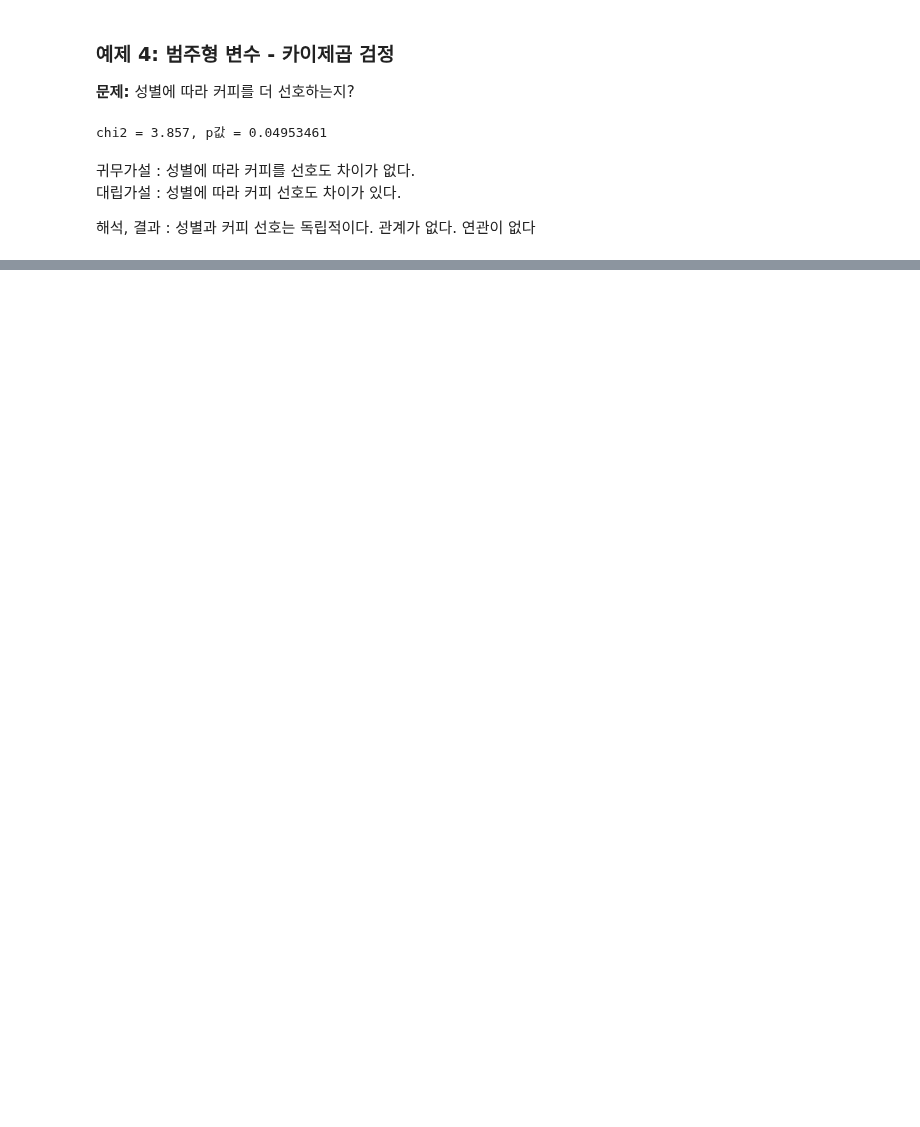
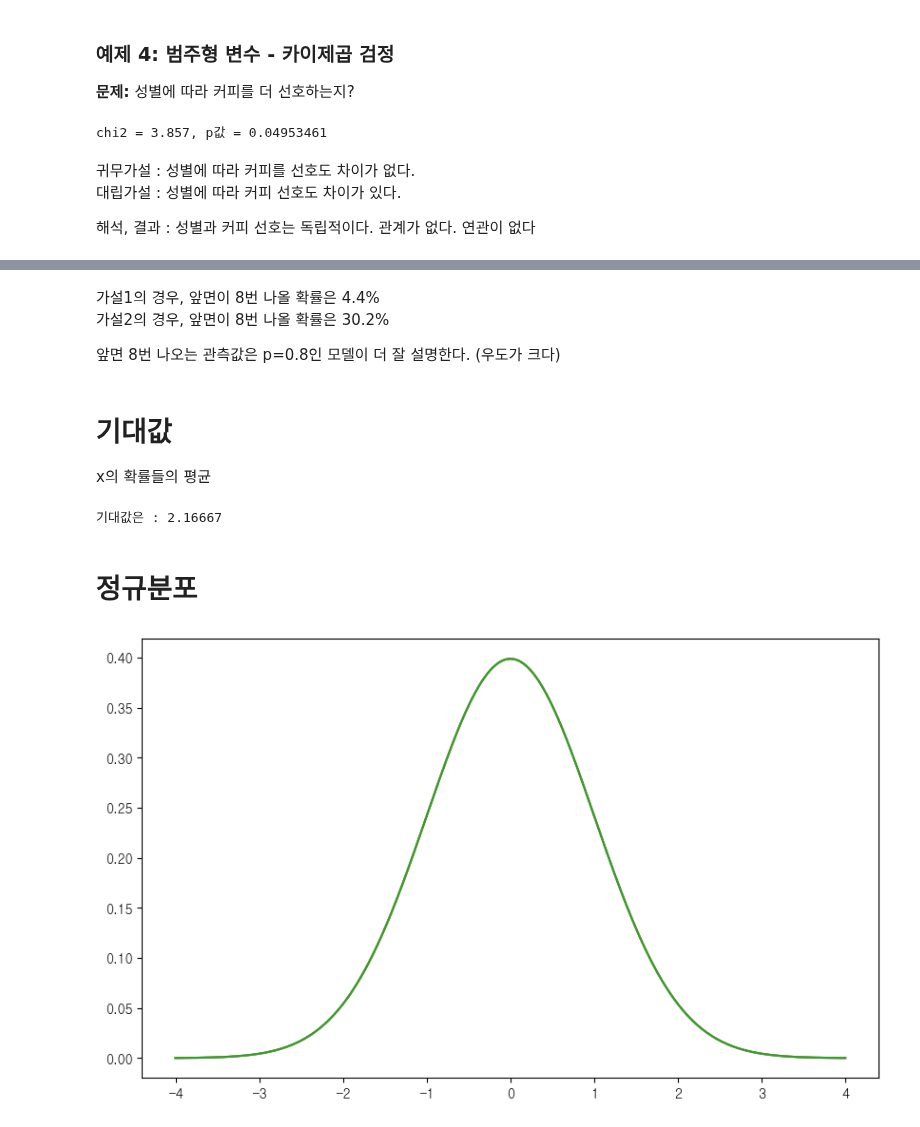
Before and after one commit to sswwdk/hipython_rep, a Jupyter notebook: 확통/22.가설검정.ipynb, the cells around one changed output, grey strips where cells are left out. Saved outputs shown, nothing was run; the diff lists cells and outputs as text; code cells hidden in the pictures; blank space fills up the shorter version.

```diff
--- a/확통/22.가설검정.ipynb
+++ b/확통/22.가설검정.ipynb
@@ -117,0 +252,21 @@ chi2 = 3.857, p값 = 0.04953461
+# %% [markdown]
+가설1의 경우, 앞면이 8번 나올 확률은 4.4%
+가설2의 경우, 앞면이 8번 나올 확률은 30.2%
+
+앞면 8번 나오는 관측값은 p=0.8인 모델이 더 잘 설명한다. (우도가 크다)
+# %% [markdown]
+# 기대값
+x의 확률들의 평균
+# %%
+x_values = [1,2,3]
+p_x = [1/6, 3/6, 2/6]
+exp_value = 0
+
+# 기대값
+for i in range(len(x_values)):
+    exp_value += x_values[i] * p_x[i]
+print(f'기대값은 : {exp_value:.5f}')
+# %% [output]
+기대값은 : 2.16667
+# %% [markdown]
+# 정규분포
@@ -117,0 +275,11 @@ chi2 = 3.857, p값 = 0.04953461
+# %%
+mu = 0 # 평균
+sigma = 1 # 표준편차
+
+x = np.linspace(-4, 4, 1000)
+y = norm.pdf(x, loc=mu, scale=sigma)
+
+plt.plot(x,y)
+plt.show()
+# %% [output]
+[figure, added]
```
Also changed, not shown: parts of 56 cells of this notebook, 2 other files.
